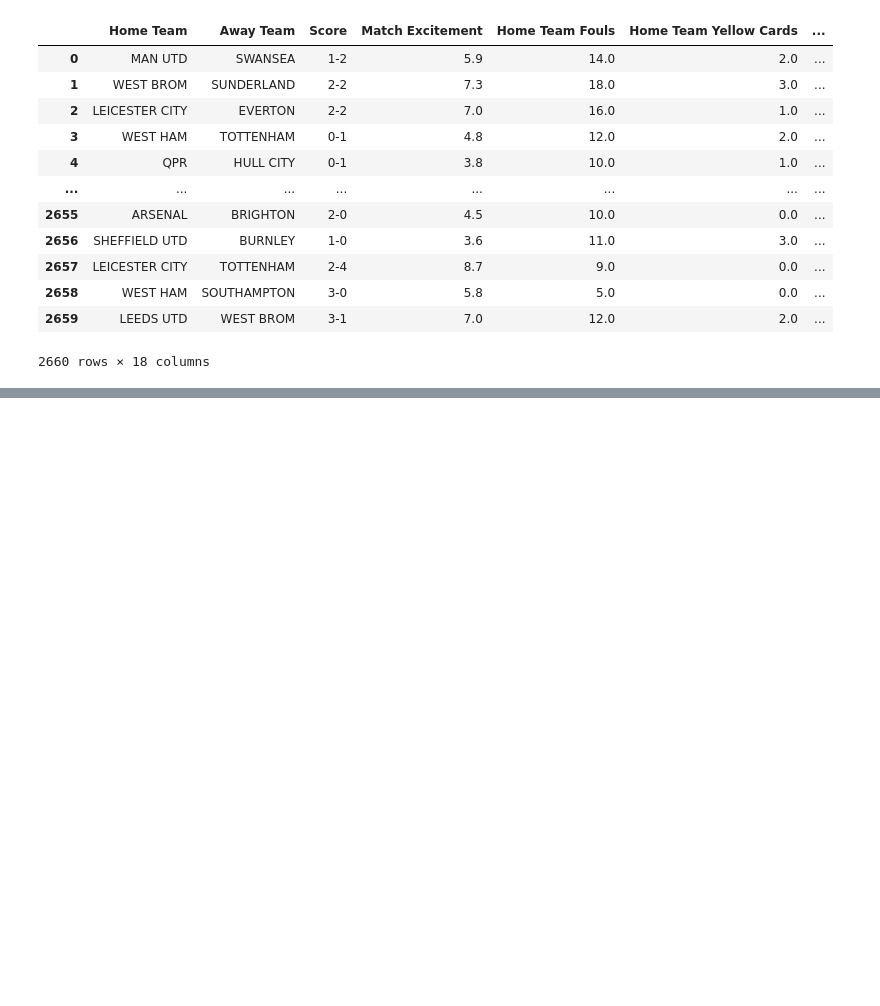
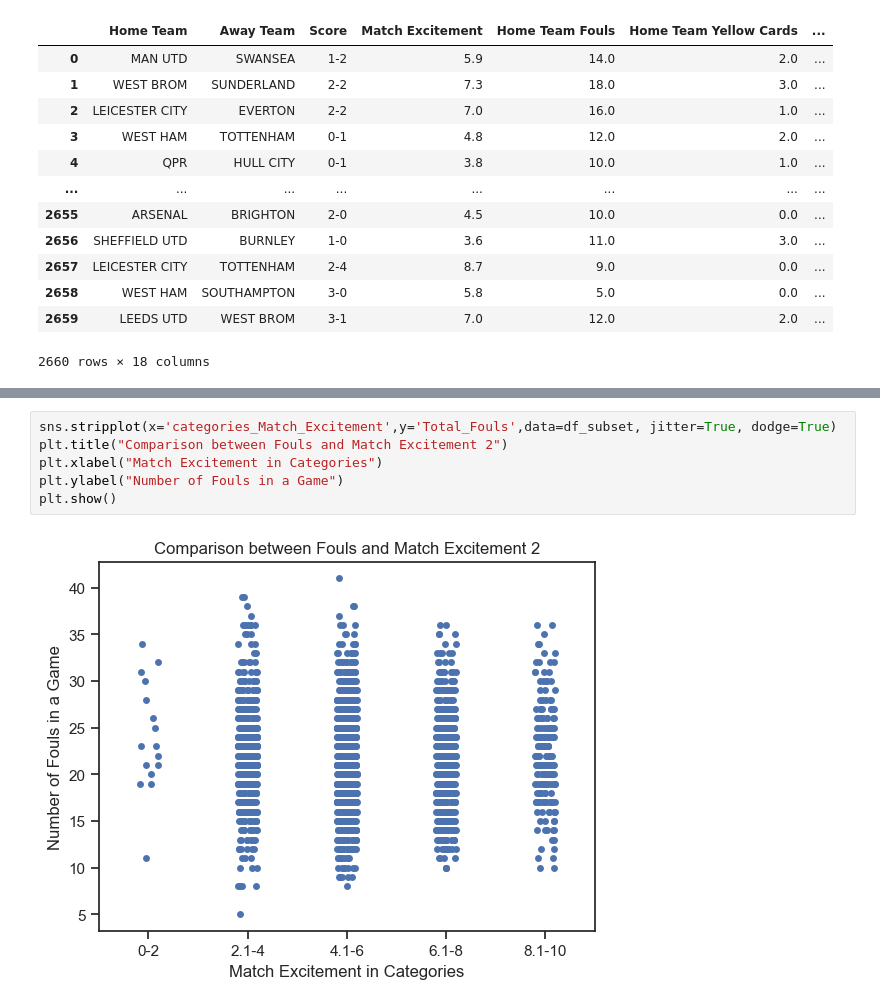
Before and after one commit to ubco-W2022T2-data301/Group14, a Jupyter notebook: analysis/analysis3.ipynb, the cells around one changed output, grey strips where cells are left out. Drawn from its saved outputs; the diff is of its cells as text; blank space fills up the shorter version.

```diff
--- a/analysis/analysis3.ipynb
+++ b/analysis/analysis3.ipynb
@@ -323,0 +332,8 @@ df_subset
+# %%
+sns.stripplot(x='categories_Match_Excitement',y='Total_Fouls',data=df_subset, jitter=True, dodge=True)
+plt.title("Comparison between Fouls and Match Excitement 2")
+plt.xlabel("Match Excitement in Categories")
+plt.ylabel("Number of Fouls in a Game")
+plt.show()
+# %% [output]
+[figure, added]
```
Also changed, not shown: parts of 3 cells of this notebook.
